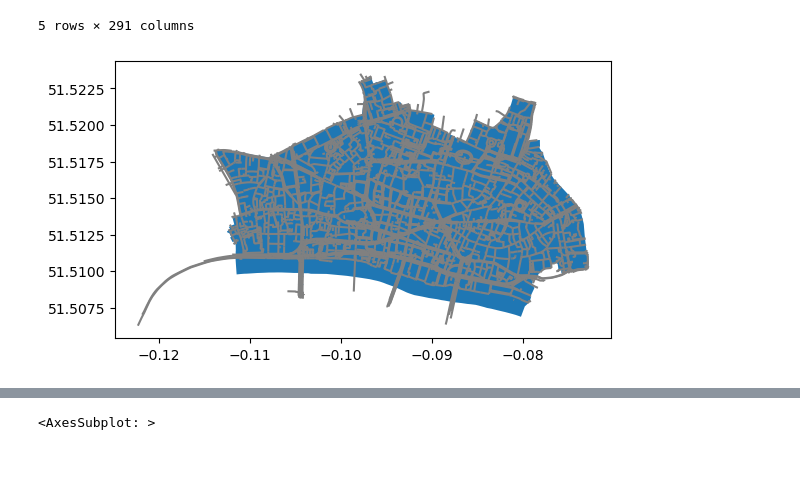
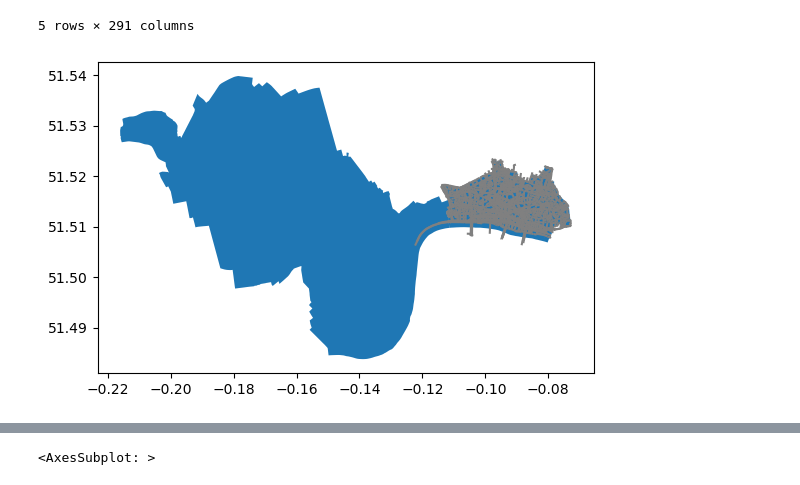
Before and after one commit to Felioxx/Mobile-ity-Scope, a Jupyter notebook: first_steps_python/get_osm_data_Anne.ipynb, the cells around one changed output, grey strips where cells are left out. Drawn from its saved outputs; the diff is of its cells as text; code cells hidden in the pictures.

Commit message:
combined both city districts
combined Westminster and City of London to one dataset

```diff
--- a/first_steps_python/get_osm_data_Anne.ipynb
+++ b/first_steps_python/get_osm_data_Anne.ipynb
@@ -17,6 +17,7 @@ area
 # import osmnx
 import osmnx as ox
 import geopandas as gpd
+import pandas as pd
 
 # Specify the area of interest
 place_name_GL = "London, England, UK"
@@ -25,6 +26,18 @@ place_name_GL = "London, England, UK"
 GL = ox.geocode_to_gdf(place_name_GL)
 
 GL.plot()
+
+# Specify the area of interest
+Westminster = "Westminster, England, UK"
+City = "City of London, England, UK"
+
+# Get place boundary related to the place name as a geodataframe
+area = ox.geocode_to_gdf(Westminster)
+area2 = ox.geocode_to_gdf(City)
+
+area_both = pd.concat([area, area2])
+
+area_both.plot()
 # %% [output]
 <AxesSubplot: >
 [figure]
@@ -64,10 +82,10 @@ streets.head()
 5 rows × 291 columns
 # %%
 streets_S = streets.loc[streets.geometry.geometry.type=='LineString']
-base = area.plot()
+base = area_both.plot()
 base2 = streets_S.plot(ax=base, color = "grey")
 # %% [output]
-[figure, old version]
+[figure, new version]
 # %%
 # List key-value pairs for tags
 place_name = "City of London, England, UK"
```
Also changed, not shown: parts of 9 cells of this notebook, 7 other files.
